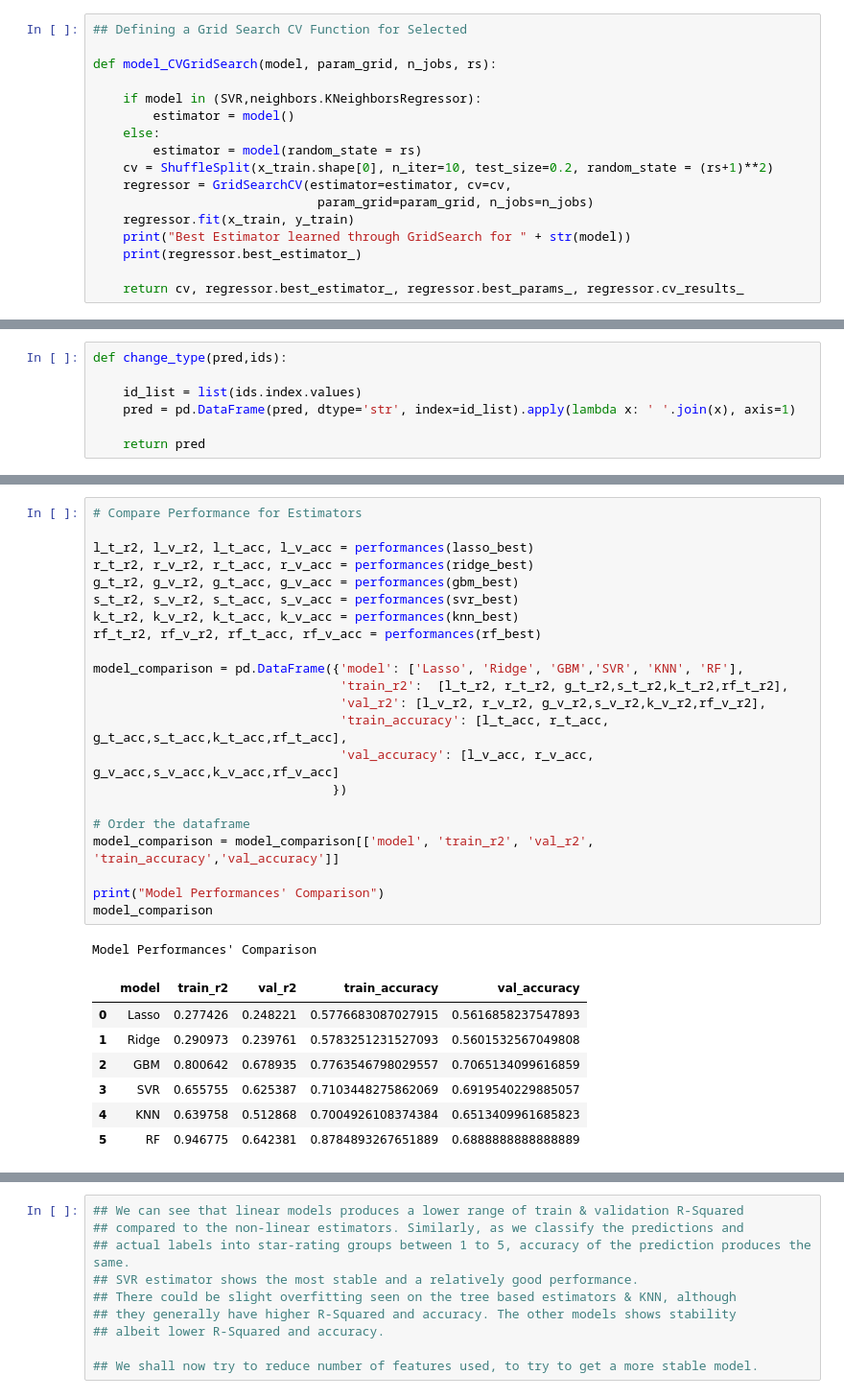
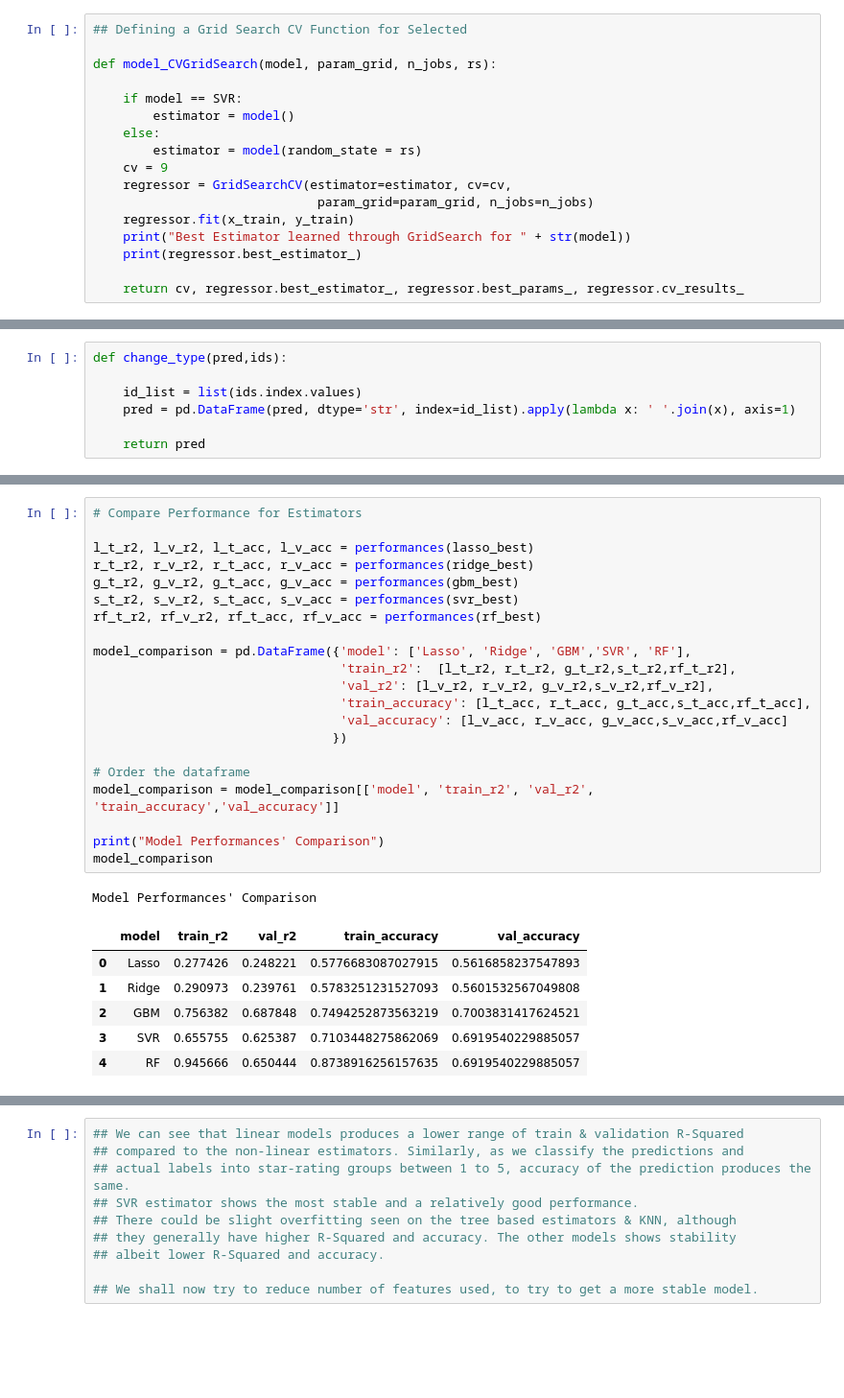
Before and after one commit to xiao-chi/yelp-prediction-mvp, a Jupyter notebook: yelp_prediction_model.ipynb, the cells around one changed output, grey strips where cells are left out. Shown: that part at 96% size. Saved outputs shown, nothing was run; the diff lists cells and outputs as text; blank space fills up the shorter version.

```diff
--- a/yelp_prediction_model.ipynb
+++ b/yelp_prediction_model.ipynb
@@ -143,11 +134,11 @@ vrounder = vectorize(rounder)
 
 def model_CVGridSearch(model, param_grid, n_jobs, rs):
 
-    if model in (SVR,neighbors.KNeighborsRegressor):
+    if model == SVR:
         estimator = model()
     else:
         estimator = model(random_state = rs)
-    cv = ShuffleSplit(x_train.shape[0], n_iter=10, test_size=0.2, random_state = (rs+1)**2)
+    cv = 9
     regressor = GridSearchCV(estimator=estimator, cv=cv,
                               param_grid=param_grid, n_jobs=n_jobs)
     regressor.fit(x_train, y_train)
@@ -405,34 +379,32 @@ Wall time: 26min 26s
 # %%
 # Compare Performance for Estimators
 
 l_t_r2, l_v_r2, l_t_acc, l_v_acc = performances(lasso_best)
 r_t_r2, r_v_r2, r_t_acc, r_v_acc = performances(ridge_best)
 g_t_r2, g_v_r2, g_t_acc, g_v_acc = performances(gbm_best)
 s_t_r2, s_v_r2, s_t_acc, s_v_acc = performances(svr_best)
-k_t_r2, k_v_r2, k_t_acc, k_v_acc = performances(knn_best)
 rf_t_r2, rf_v_r2, rf_t_acc, rf_v_acc = performances(rf_best)
 
-model_comparison = pd.DataFrame({'model': ['Lasso', 'Ridge', 'GBM','SVR', 'KNN', 'RF'],
-                                 'train_r2':  [l_t_r2, r_t_r2, g_t_r2,s_t_r2,k_t_r2,rf_t_r2],
-                                 'val_r2': [l_v_r2, r_v_r2, g_v_r2,s_v_r2,k_v_r2,rf_v_r2],
-                                 'train_accuracy': [l_t_acc, r_t_acc, g_t_acc,s_t_acc,k_t_acc,rf_t_acc],
-                                 'val_accuracy': [l_v_acc, r_v_acc, g_v_acc,s_v_acc,k_v_acc,rf_v_acc]
+model_comparison = pd.DataFrame({'model': ['Lasso', 'Ridge', 'GBM','SVR', 'RF'],
+                                 'train_r2':  [l_t_r2, r_t_r2, g_t_r2,s_t_r2,rf_t_r2],
+                                 'val_r2': [l_v_r2, r_v_r2, g_v_r2,s_v_r2,rf_v_r2],
+                                 'train_accuracy': [l_t_acc, r_t_acc, g_t_acc,s_t_acc,rf_t_acc],
+                                 'val_accuracy': [l_v_acc, r_v_acc, g_v_acc,s_v_acc,rf_v_acc]
                                 })
 
 # Order the dataframe
 model_comparison = model_comparison[['model', 'train_r2', 'val_r2', 'train_accuracy','val_accuracy']]
 
 print("Model Performances' Comparison")
 model_comparison
 # %% [output]
 Model Performances' Comparison
 |  | model | train_r2 | val_r2 | train_accuracy | val_accuracy |
 | 0 | Lasso | 0.277426 | 0.248221 | 0.5776683087027915 | 0.5616858237547893 |
 | 1 | Ridge | 0.290973 | 0.239761 | 0.5783251231527093 | 0.5601532567049808 |
-| 2 | GBM | 0.800642 | 0.678935 | 0.7763546798029557 | 0.7065134099616859 |
+| 2 | GBM | 0.756382 | 0.687848 | 0.7494252873563219 | 0.7003831417624521 |
 | 3 | SVR | 0.655755 | 0.625387 | 0.7103448275862069 | 0.6919540229885057 |
-| 4 | KNN | 0.639758 | 0.512868 | 0.7004926108374384 | 0.6513409961685823 |
-| 5 | RF | 0.946775 | 0.642381 | 0.8784893267651889 | 0.6888888888888889 |
+| 4 | RF | 0.945666 | 0.650444 | 0.8738916256157635 | 0.6919540229885057 |
 # %%
 ## Plot Training and CV Scores for each Estimator
 
```
Also changed, not shown: parts of 11 cells of this notebook, 2 other files.
